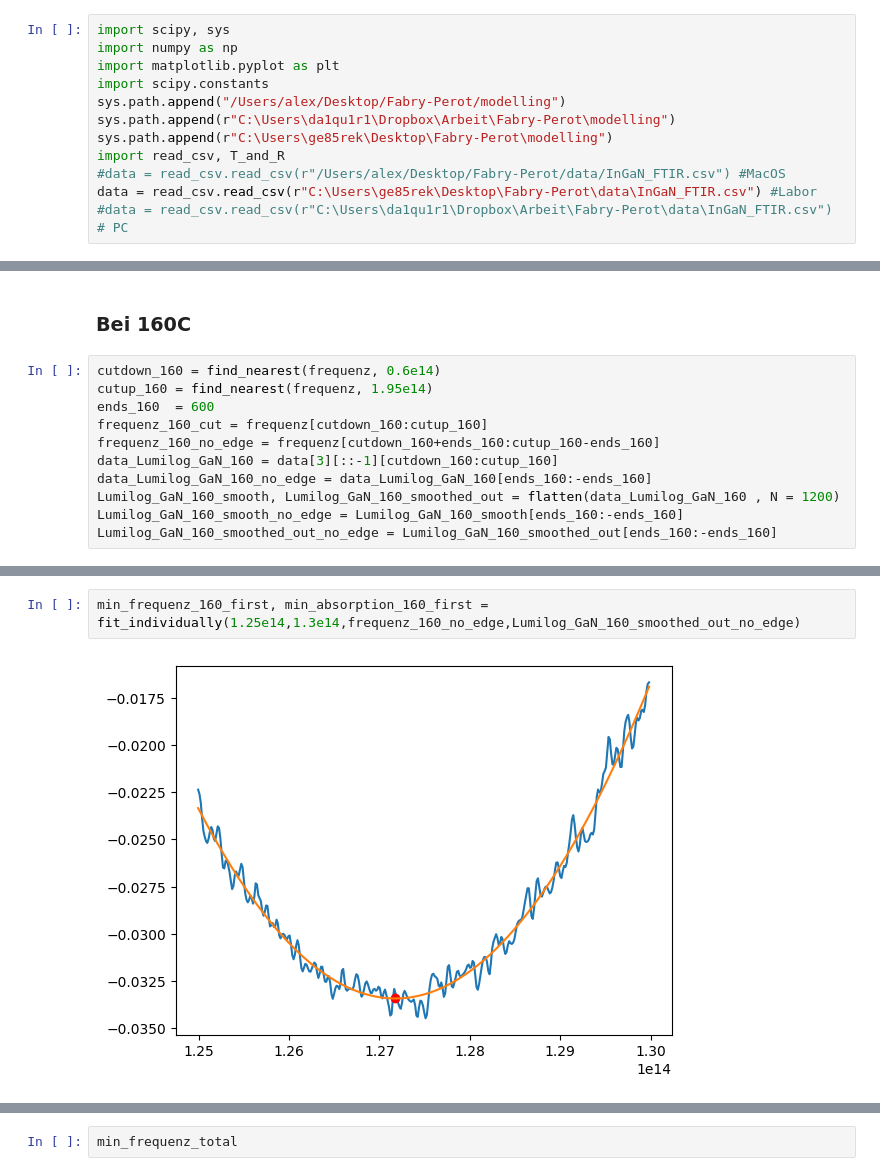
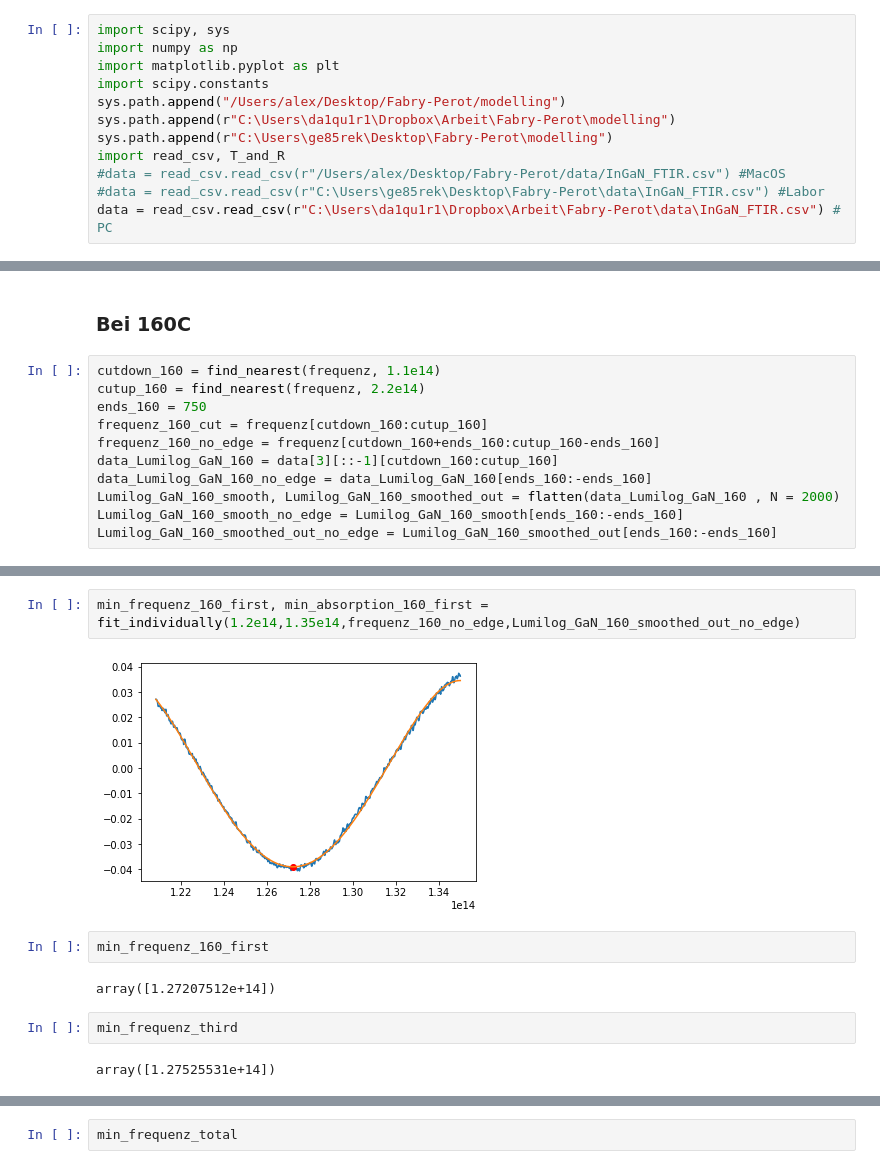
Before and after one commit to alexburg14/Fabry-Perot, a Jupyter notebook: calc_refractive/Lumilog.ipynb, the cells around one changed output, grey strips where cells are left out. Saved outputs shown, nothing was run; the diff lists cells and outputs as text.

```diff
--- a/calc_refractive/Lumilog.ipynb
+++ b/calc_refractive/Lumilog.ipynb
@@ -8,8 +8,8 @@ sys.path.append(r"C:\Users\da1qu1r1\Dropbox\Arbeit\Fabry-Perot\modelling")
 sys.path.append(r"C:\Users\ge85rek\Desktop\Fabry-Perot\modelling")
 import read_csv, T_and_R
 #data = read_csv.read_csv(r"/Users/alex/Desktop/Fabry-Perot/data/InGaN_FTIR.csv") #MacOS
-data = read_csv.read_csv(r"C:\Users\ge85rek\Desktop\Fabry-Perot\data\InGaN_FTIR.csv") #Labor
-#data = read_csv.read_csv(r"C:\Users\da1qu1r1\Dropbox\Arbeit\Fabry-Perot\data\InGaN_FTIR.csv") # PC
+#data = read_csv.read_csv(r"C:\Users\ge85rek\Desktop\Fabry-Perot\data\InGaN_FTIR.csv") #Labor
+data = read_csv.read_csv(r"C:\Users\da1qu1r1\Dropbox\Arbeit\Fabry-Perot\data\InGaN_FTIR.csv") # PC
 # %%
 # von cm zu m
 frequenz = scipy.constants.c * np.array(data[0][::-1]) * 100
@@ -271,14 +271,14 @@ length_80_array
 # %% [markdown]
 ### Bei 160C
 # %%
-cutdown_160 = find_nearest(frequenz, 0.6e14)
-cutup_160 = find_nearest(frequenz, 1.95e14)
-ends_160  = 600
+cutdown_160 = find_nearest(frequenz, 1.1e14)
+cutup_160 = find_nearest(frequenz, 2.2e14)
+ends_160 = 750
 frequenz_160_cut = frequenz[cutdown_160:cutup_160]
 frequenz_160_no_edge = frequenz[cutdown_160+ends_160:cutup_160-ends_160]
 data_Lumilog_GaN_160 = data[3][::-1][cutdown_160:cutup_160]
 data_Lumilog_GaN_160_no_edge = data_Lumilog_GaN_160[ends_160:-ends_160]
-Lumilog_GaN_160_smooth, Lumilog_GaN_160_smoothed_out = flatten(data_Lumilog_GaN_160 , N = 1200)
+Lumilog_GaN_160_smooth, Lumilog_GaN_160_smoothed_out = flatten(data_Lumilog_GaN_160 , N = 2000)
 Lumilog_GaN_160_smooth_no_edge = Lumilog_GaN_160_smooth[ends_160:-ends_160]
 Lumilog_GaN_160_smoothed_out_no_edge = Lumilog_GaN_160_smoothed_out[ends_160:-ends_160]
 # %%
@@ -291,7 +291,15 @@ plt.plot(frequenz_160_no_edge, Lumilog_GaN_160_smoothed_out_no_edge)
 # %%
-min_frequenz_160_first, min_absorption_160_first = fit_individually(1.25e14,1.3e14,frequenz_160_no_edge,Lumilog_GaN_160_smoothed_out_no_edge)
+min_frequenz_160_first, min_absorption_160_first = fit_individually(1.2e14,1.35e14,frequenz_160_no_edge,Lumilog_GaN_160_smoothed_out_no_edge)
 # %% [output]
-[figure, old version]
+[figure, new version]
+# %%
+min_frequenz_160_first
+# %% [output]
+array([1.27207512e+14])
+# %%
+min_frequenz_third
+# %% [output]
+array([1.27525531e+14])
 # %%
 min_frequenz_160_second, min_absorption_160_second = fit_individually(1.4e14,1.5e14,frequenz_160_no_edge,Lumilog_GaN_160_smoothed_out_no_edge)
 # %% [output]
```
Also changed, not shown: parts of 32 cells of this notebook, 1 other file.
